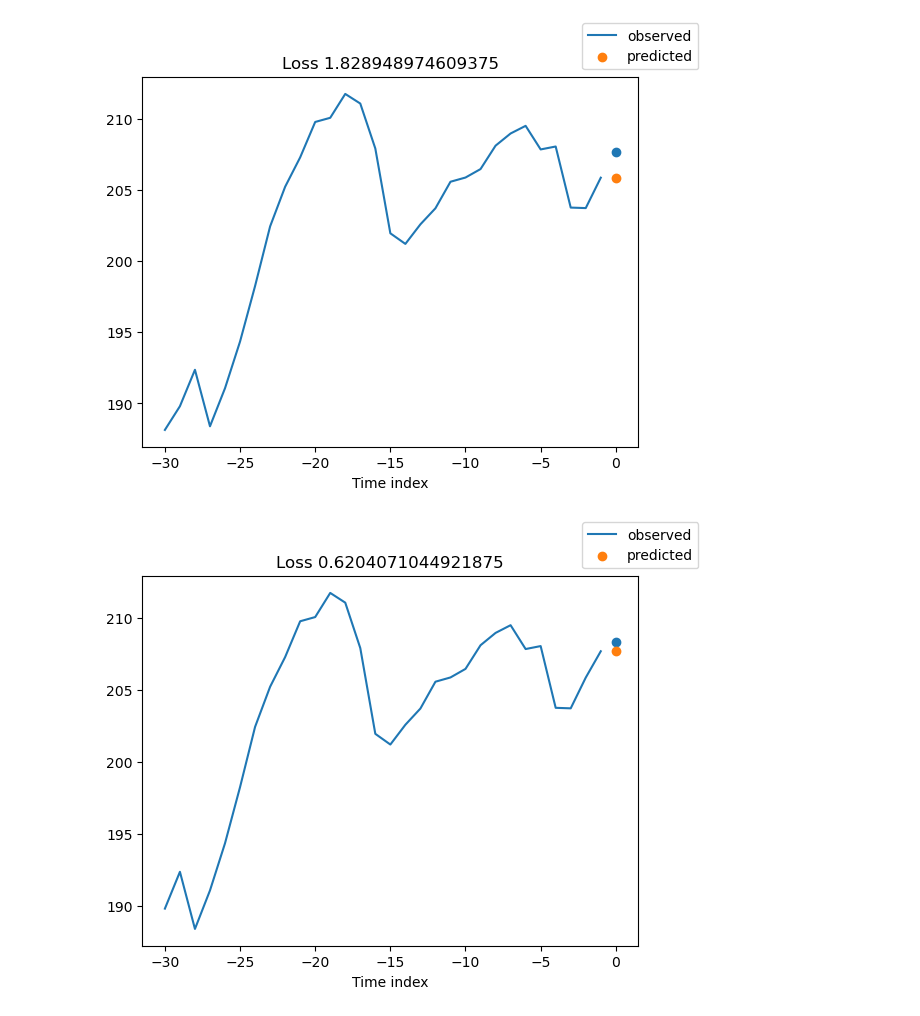
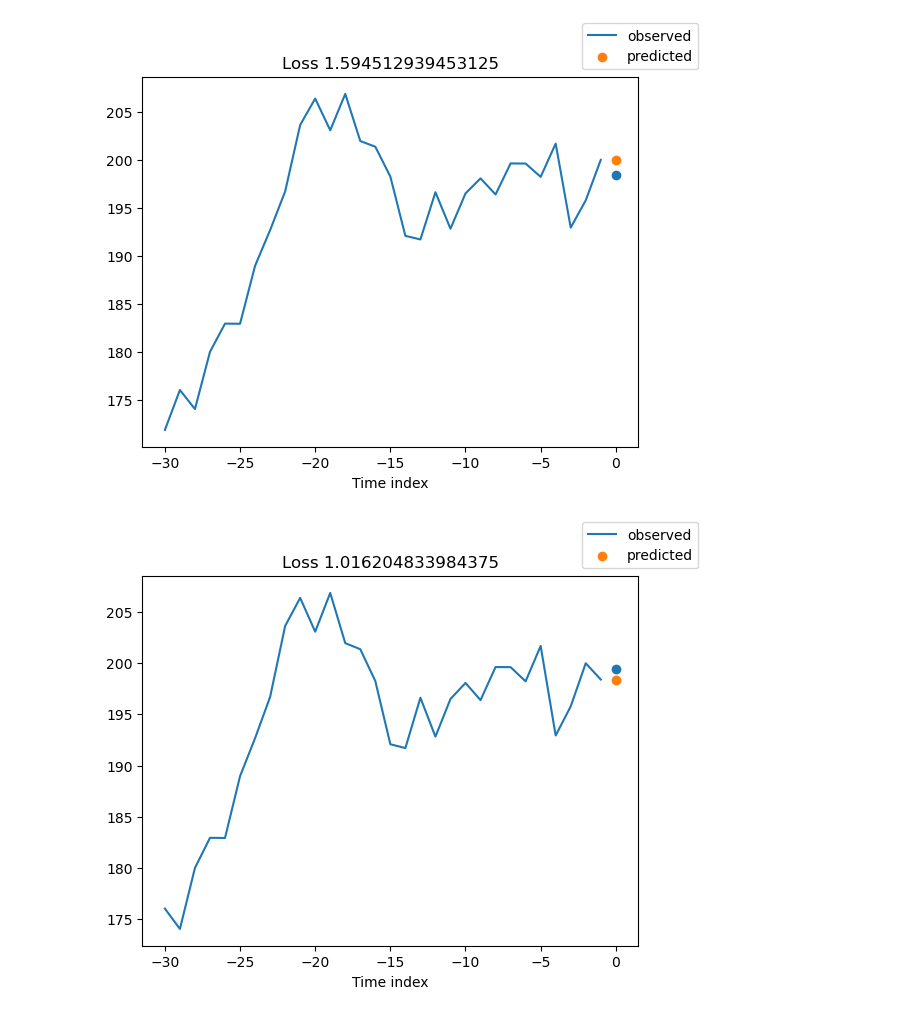
Before and after one commit to ncsu-neural-networks/ece492-final-project, a Jupyter notebook: ece492-final-project.ipynb, the cells around one changed output. Saved outputs shown, nothing was run; the diff lists cells and outputs as text; code cells hidden in the pictures.

```diff
--- a/ece492-final-project.ipynb
+++ b/ece492-final-project.ipynb
@@ -84,7 +78,8 @@ data_service.format_new_construction_price_per_square_foot_data_set(np.repeat, d
 formatted_data_sets = data_service.get_new_construction_price_per_square_foot_data_set_formatted()
+# %%
+# Raleigh, NC - 395012
+data = formatted_data_sets[395012]
 # %%
-data = formatted_data_sets[102001]
-
 training = TimeSeriesDataSet(
     data=data,
     time_idx="Index",
@@ -97,8 +92,10 @@ validation = TimeSeriesDataSet.from_dataset(training, data, min_prediction_idx=t
 train_dataloader = training.to_dataloader(train=True, batch_size=batch_size, num_workers=2)
 val_dataloader = validation.to_dataloader(train=False, batch_size=batch_size, num_workers=2)
 # %%
+loss = MAE()
+
 baseline = Baseline(
-    loss=MAE()
+    loss=loss
 )
 
 raw_predictions = baseline.predict(
@@ -132,2 +132,2 @@ LOCAL_RANK: 0 - CUDA_VISIBLE_DEVICES: [0]
-[figure, old version]
+[figure, new version]
-[figure, old version]
+[figure, new version]
```
Also changed, not shown: parts of 4 cells of this notebook.
